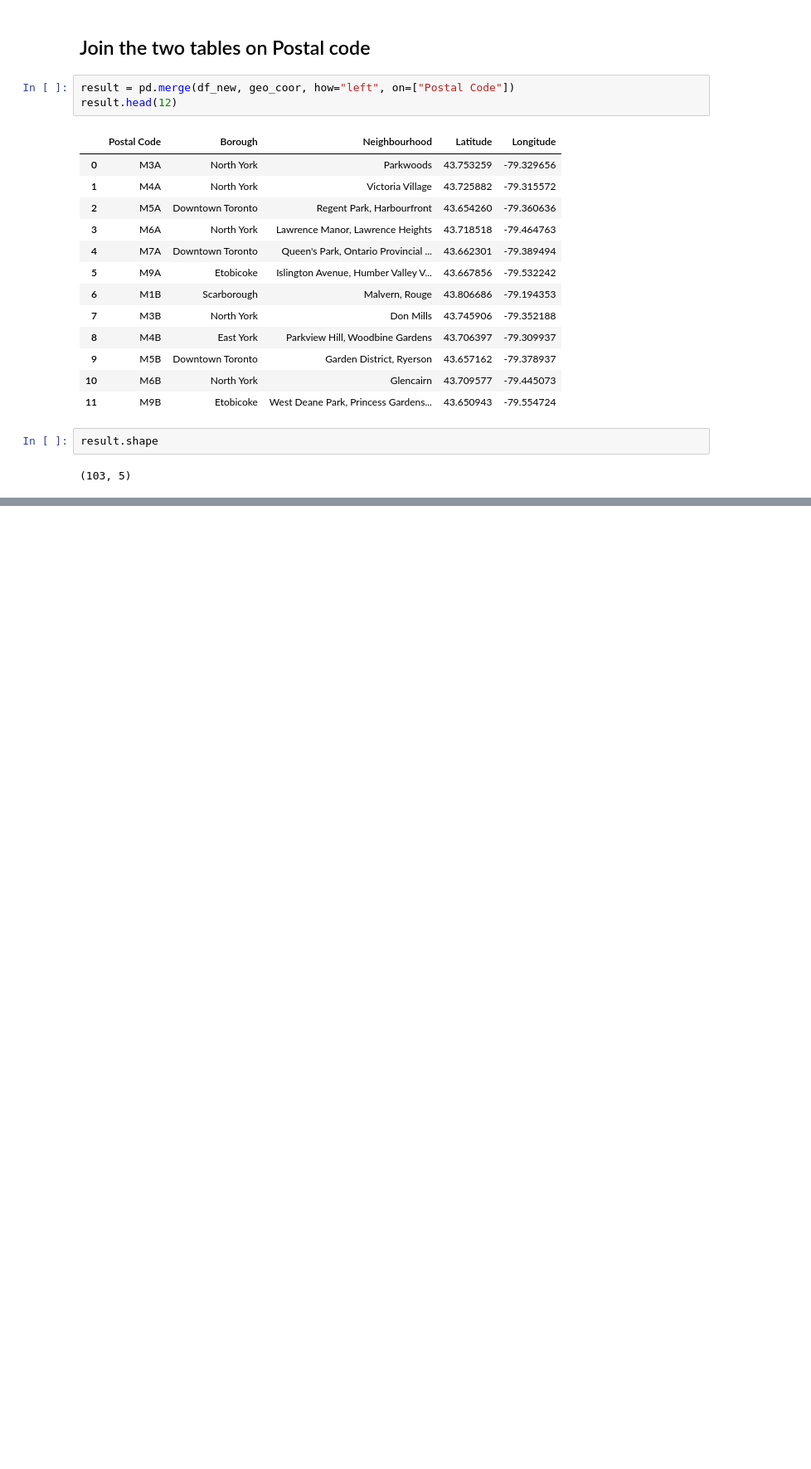
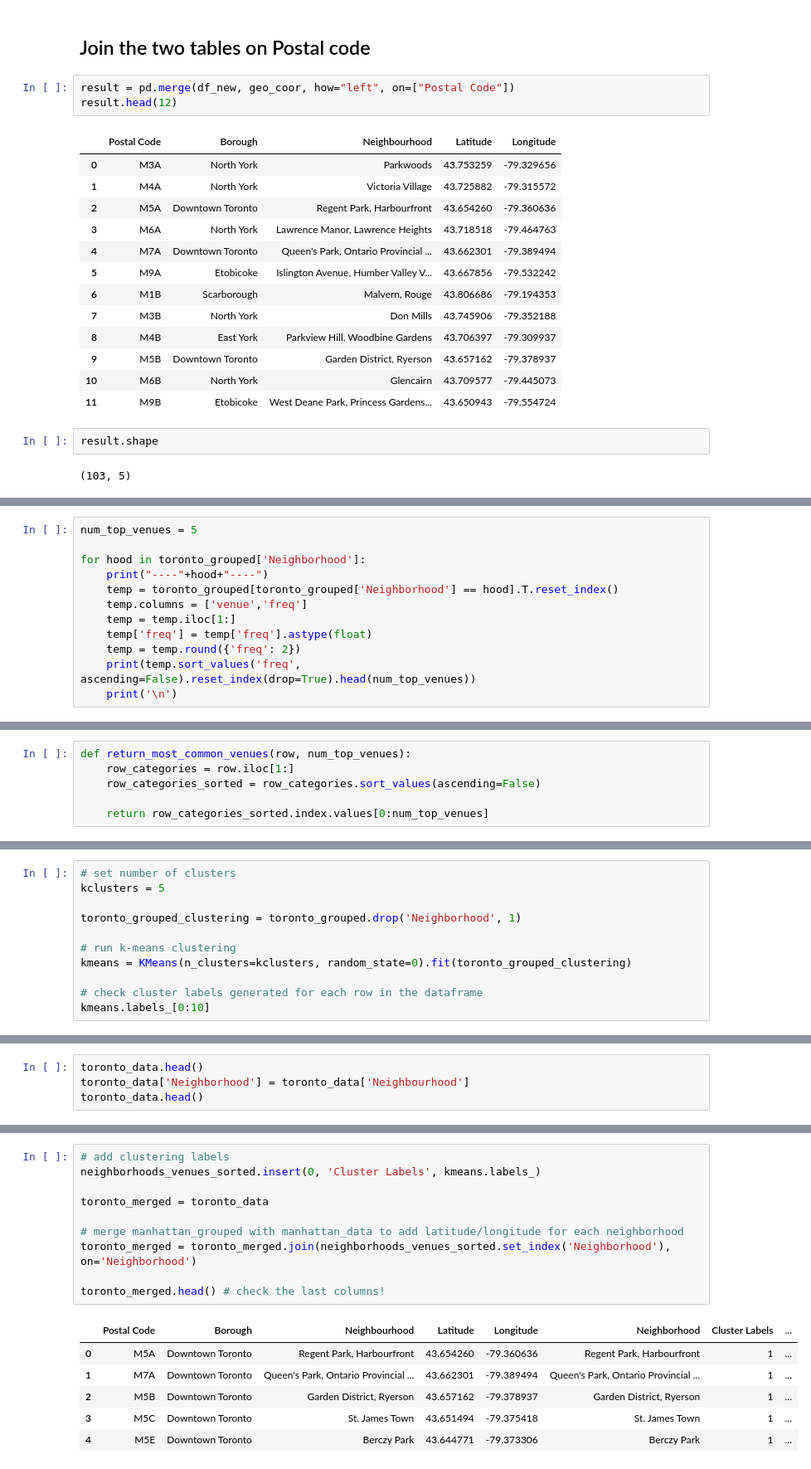
Before and after one commit to Frenchhorn006/Coursera_Capstone, a Jupyter notebook: Capstone project Notebook.ipynb, the cells around one changed output, grey strips where cells are left out. Shown at 83% size. Saved outputs shown, nothing was run; the diff lists cells and outputs as text; blank space fills up the shorter version.

```diff
--- a/Capstone project Notebook.ipynb
+++ b/Capstone project Notebook.ipynb
@@ -144,0 +532,12 @@ result.shape
+# %%
+num_top_venues = 5
+
+for hood in toronto_grouped['Neighborhood']:
+    print("----"+hood+"----")
+    temp = toronto_grouped[toronto_grouped['Neighborhood'] == hood].T.reset_index()
+    temp.columns = ['venue','freq']
+    temp = temp.iloc[1:]
+    temp['freq'] = temp['freq'].astype(float)
+    temp = temp.round({'freq': 2})
+    print(temp.sort_values('freq', ascending=False).reset_index(drop=True).head(num_top_venues))
+    print('\n')
@@ -144,0 +562,6 @@ result.shape
+# %%
+def return_most_common_venues(row, num_top_venues):
+    row_categories = row.iloc[1:]
+    row_categories_sorted = row_categories.sort_values(ascending=False)
+
+    return row_categories_sorted.index.values[0:num_top_venues]
@@ -144,0 +598,11 @@ result.shape
+# %%
+# set number of clusters
+kclusters = 5
+
+toronto_grouped_clustering = toronto_grouped.drop('Neighborhood', 1)
+
+# run k-means clustering
+kmeans = KMeans(n_clusters=kclusters, random_state=0).fit(toronto_grouped_clustering)
+
+# check cluster labels generated for each row in the dataframe
+kmeans.labels_[0:10]
@@ -144,0 +611,4 @@ result.shape
+# %%
+toronto_data.head()
+toronto_data['Neighborhood'] = toronto_data['Neighbourhood']
+toronto_data.head()
@@ -144,0 +622,17 @@ result.shape
+# %%
+# add clustering labels
+neighborhoods_venues_sorted.insert(0, 'Cluster Labels', kmeans.labels_)
+
+toronto_merged = toronto_data
+
+# merge manhattan_grouped with manhattan_data to add latitude/longitude for each neighborhood
+toronto_merged = toronto_merged.join(neighborhoods_venues_sorted.set_index('Neighborhood'), on='Neighborhood')
+
+toronto_merged.head() # check the last columns!
+# %% [output]
+|  | Postal Code | Borough | Neighbourhood | Latitude | Longitude | Neighborhood | Cluster Labels | ... |
+| 0 | M5A | Downtown Toronto | Regent Park, Harbourfront | 43.654260 | -79.360636 | Regent Park, Harbourfront | 1 | ... |
+| 1 | M7A | Downtown Toronto | Queen's Park, Ontario Provincial ... | 43.662301 | -79.389494 | Queen's Park, Ontario Provincial ... | 1 | ... |
+| 2 | M5B | Downtown Toronto | Garden District, Ryerson | 43.657162 | -79.378937 | Garden District, Ryerson | 1 | ... |
+| 3 | M5C | Downtown Toronto | St. James Town | 43.651494 | -79.375418 | St. James Town | 1 | ... |
+| 4 | M5E | Downtown Toronto | Berczy Park | 43.644771 | -79.373306 | Berczy Park | 1 | ... |
```
Also changed, not shown: parts of 34 cells of this notebook.
